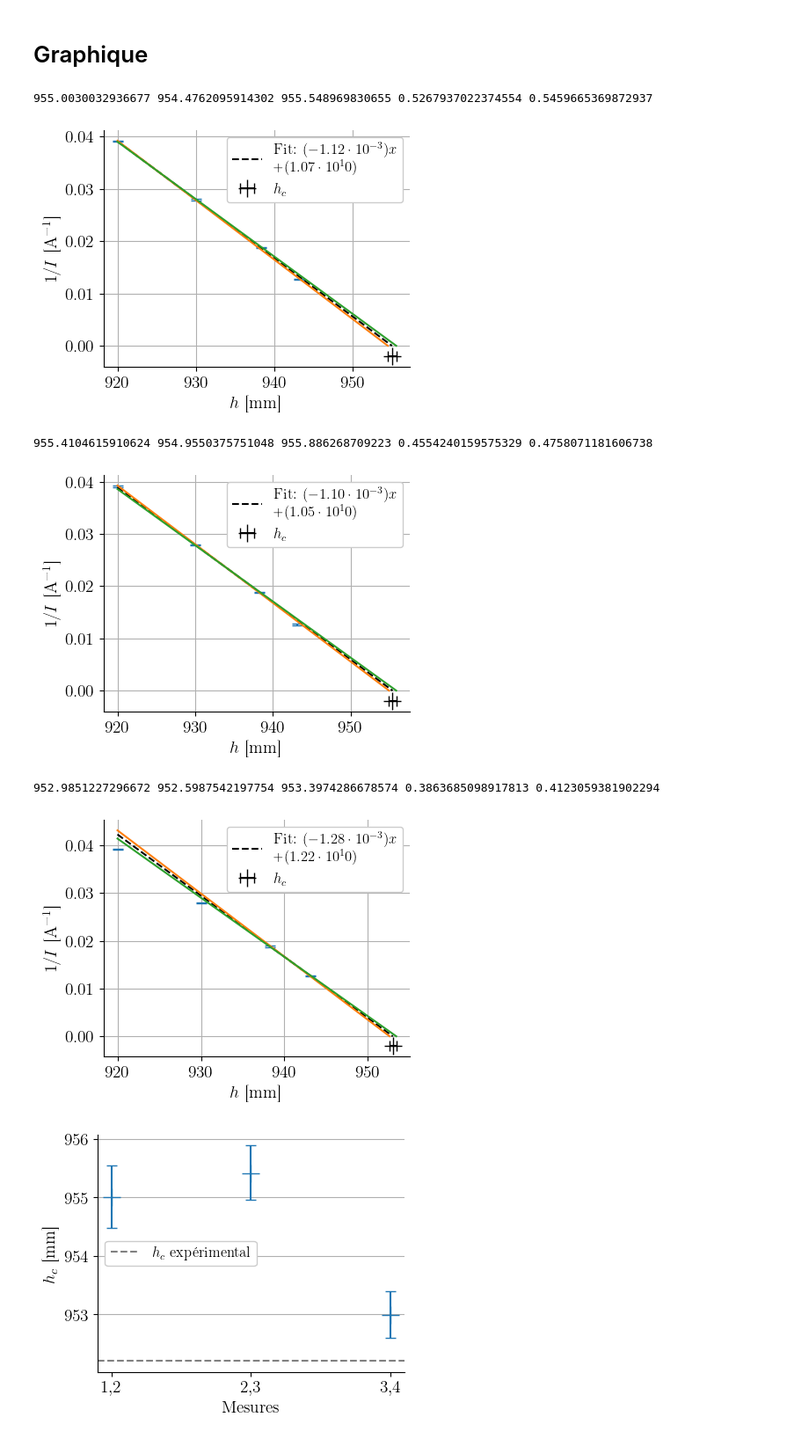
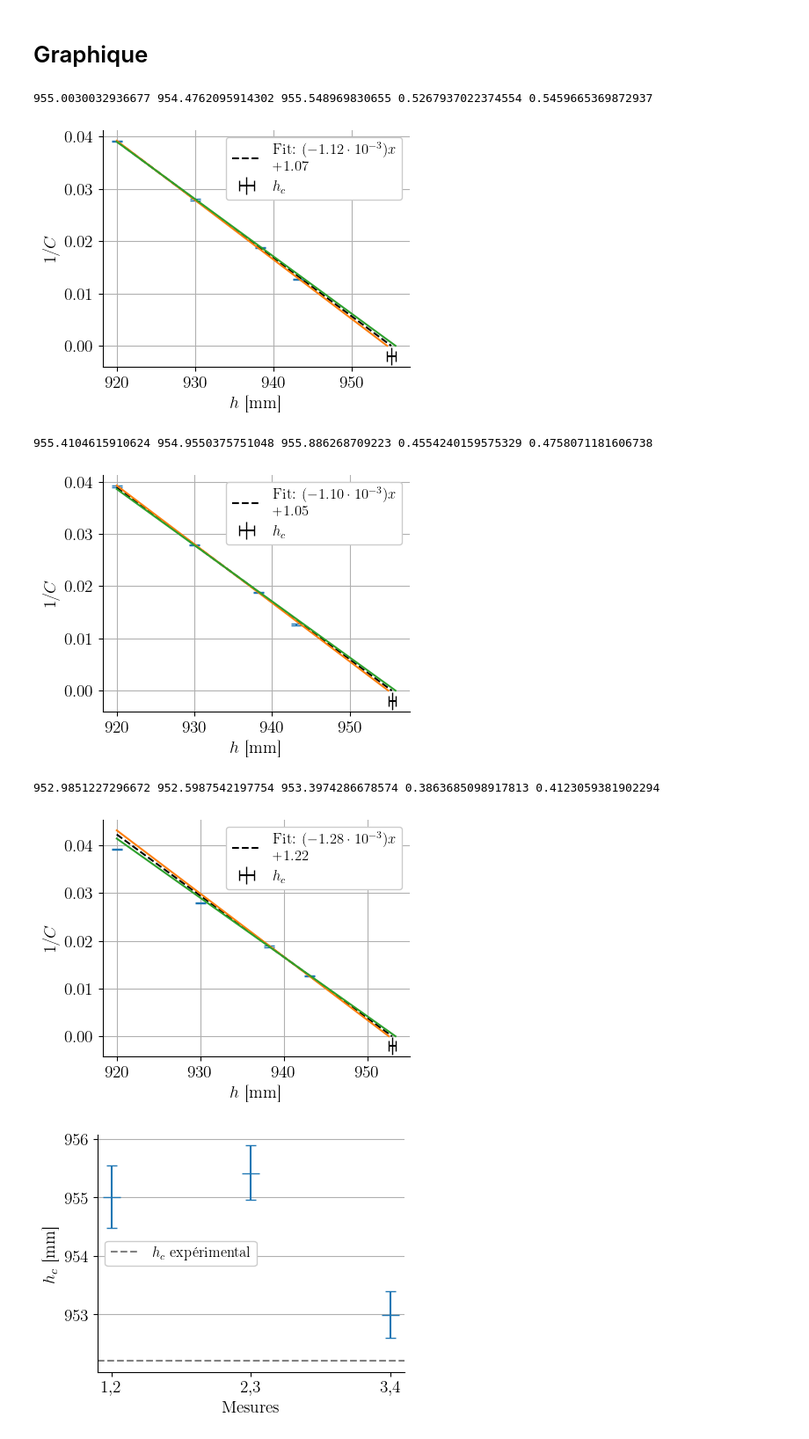
Before and after one commit to TomVdt/TPII-rapports, a Jupyter notebook: 12-J8-energie-nucleaire/analyse/exp2.ipynb, the cells around one changed output. Shown at 88% size. Cells and saved outputs as stored; diff of their text form; code cells hidden in the pictures.

```diff
--- a/12-J8-energie-nucleaire/analyse/exp2.ipynb
+++ b/12-J8-energie-nucleaire/analyse/exp2.ipynb
@@ -43,40 +43,40 @@ for i in range(len(h) - 1):  # basically pairwise
 
     coefs2 = np.polyfit(nom_vals(h[i:i+2]), [Cinv[i].n + Cinv[i].s, Cinv[i+1].n - Cinv[i+1].s], 1)
     hc_low = -coefs2[1]/coefs2[0]
 
     coefs3 = np.polyfit(nom_vals(h[i:i+2]), [Cinv[i].n - Cinv[i].s, Cinv[i+1].n + Cinv[i+1].s], 1)
     hc_high = -coefs3[1]/coefs3[0]
 
     print(hc_avg, hc_low, hc_high, abs(hc_avg - hc_low), abs(hc_avg - hc_high))
     hc_est[i] = (hc_avg, hc_low, hc_high)
 
     # fuck it show it all
     plt.errorbar(nom_vals(h), nom_vals(Cinv), yerr=std_devs(Cinv), linestyle='none')
 
     x_avg = np.linspace(920, hc_avg)
-    plt.plot(x_avg, np.poly1d(coefs1)(x_avg), '--', color='k', label=f"Fit: $({coefs1[0]*1e3:.2f} \\cdot 10^{{-3}}) x$\n$+ ({coefs1[1]:.2f} \\cdot 10^{10})$")
+    plt.plot(x_avg, np.poly1d(coefs1)(x_avg), '--', color='k', label=f"Fit: $({coefs1[0]*1e3:.2f} \\cdot 10^{{-3}}) x$\n$+ {coefs1[1]:.2f}$")
     x_low = np.linspace(920, hc_low)
     plt.plot(x_low, np.poly1d(coefs2)(x_low))
     x_high = np.linspace(920, hc_high)
     plt.plot(x_high, np.poly1d(coefs3)(x_high))
 
-    plt.errorbar([hc_avg], [-2e-3], xerr=[[hc_avg-hc_low], [hc_high-hc_avg]], color='k', fmt='+', label='$h_c$')
+    plt.errorbar([hc_avg], [-2e-3], xerr=[[hc_avg-hc_low], [hc_high-hc_avg]], color='k', fmt='|', label='$h_c$')
 
     plt.xlabel(r'$h$ [mm]')
-    plt.ylabel(r'$1/I$ [\si{\per\ampere}]')
+    plt.ylabel(r'$1/C$')
     plt.legend()
     plt.grid()
 
-    # plt.savefig(f'../figures/h_I_pair{i+1}{i+2}.pdf')
+    plt.savefig(f'../figures/h_C_pair{i+1}{i+2}.pdf')
     plt.show()
 
 # trouvé: hc = 952.2
 # aussi retrouvé nice
 # %% [output]
 955.0030032936677 954.4762095914302 955.548969830655 0.5267937022374554 0.5459665369872937
-[figure, old version]
+[figure, new version]
 955.4104615910624 954.9550375751048 955.886268709223 0.4554240159575329 0.4758071181606738
-[figure, old version]
+[figure, new version]
 952.9851227296672 952.5987542197754 953.3974286678574 0.3863685098917813 0.4123059381902294
-[figure, old version]
+[figure, new version]
 # %%
```
Also changed, not shown: parts of 4 cells of this notebook, 6 other files.
